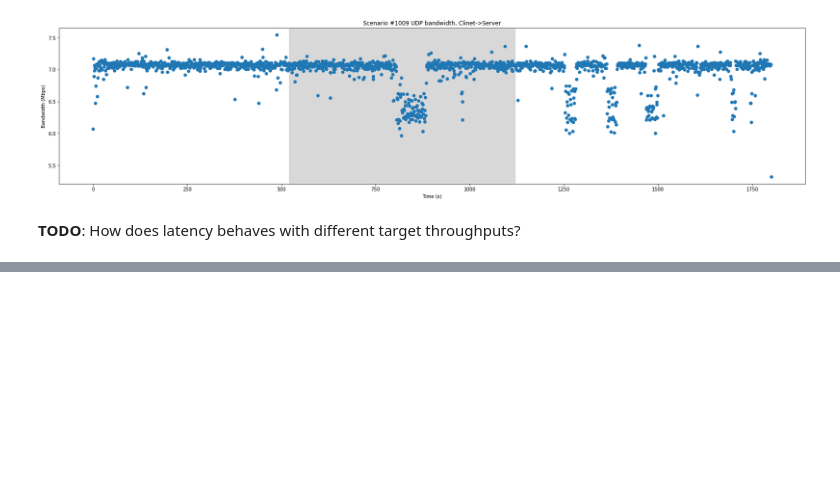
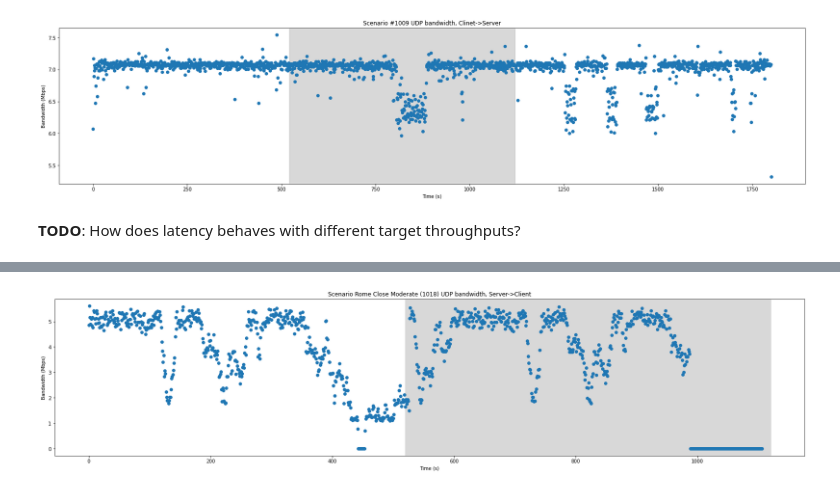
Before and after one commit to nislab/gensync, a Jupyter notebook: run/analysis.ipynb, the cells around one changed output, grey strips where cells are left out. Saved outputs shown, nothing was run; the diff lists cells and outputs as text; code cells hidden in the pictures; blank space fills up the shorter version.

```diff
--- a/run/analysis.ipynb
+++ b/run/analysis.ipynb
@@ -1114,0 +1125,5 @@ plain_data/network/udp/benchmark_net_020550482_1009/iperf3_server_logs.json seem
+# %%
+data = ca.parse_iperf('plain_data/network/udp/benchmark_net_027469764_1018/iperf3_server_to_client.json')
+plot_iperf_time_series(cnv_Mbps(data), 'Scenario Rome Close Moderate (1018) UDP bandwidth, Server->Client')
+# %% [output]
+[figure, added]
```
Also changed, not shown: parts of 9 cells of this notebook, 32 other files.
